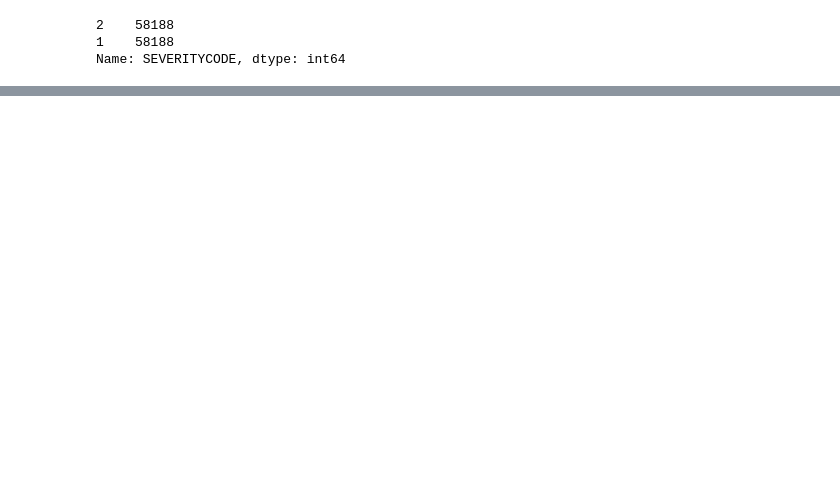
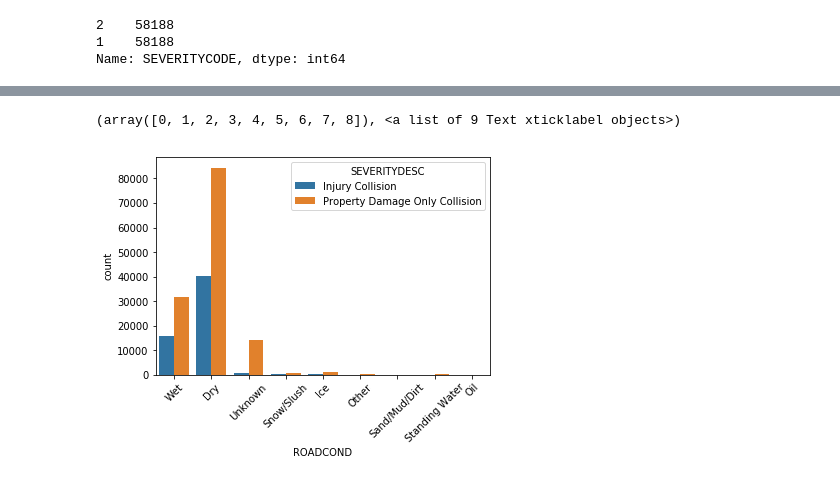
Before and after one commit to Jovanny0509/Coursera_Capstone, a Jupyter notebook: Coursera_Capstone.ipynb, the cells around one changed output, grey strips where cells are left out. Cells and saved outputs as stored; diff of their text form; code cells hidden in the pictures; blank space fills up the shorter version.

```diff
--- a/Coursera_Capstone.ipynb
+++ b/Coursera_Capstone.ipynb
@@ -37,0 +169,7 @@ Name: SEVERITYCODE, dtype: int64
+# %%
+# ROAD CONDITIONS
+sns.countplot(x="ROADCOND", hue="SEVERITYDESC", data=df)
+plt.xticks(rotation=45)
+# %% [output]
+(array([0, 1, 2, 3, 4, 5, 6, 7, 8]), <a list of 9 Text xticklabel objects>)
+[figure, added]
```
Also changed, not shown: parts of 31 cells of this notebook.
